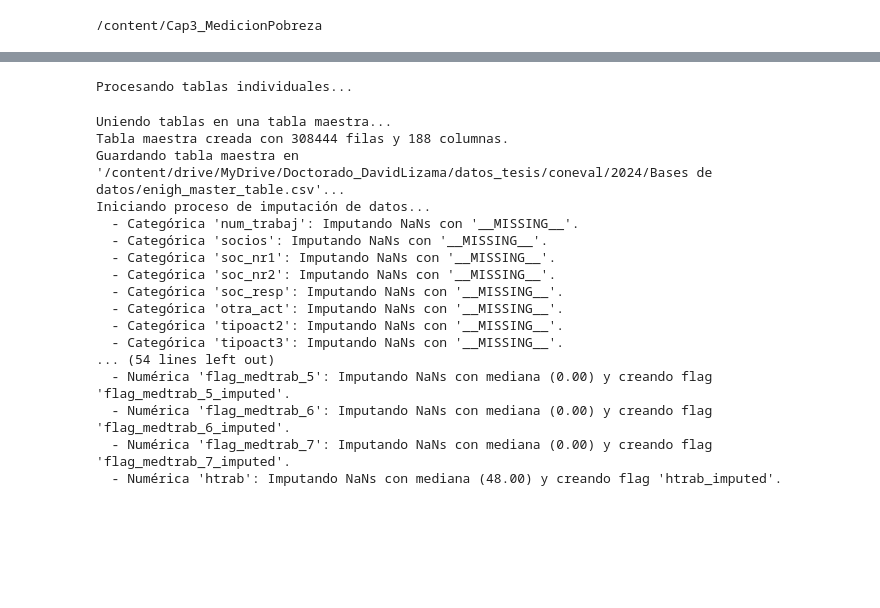
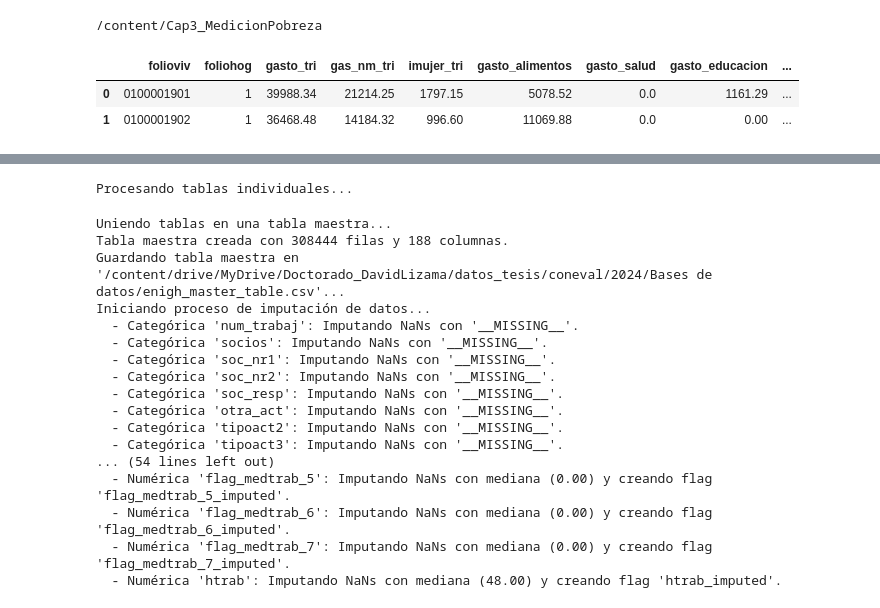
Before and after one commit to LizamaD/Cap3_MedicionPobreza, a Jupyter notebook: notebooks/app.ipynb, the cells around one changed output, grey strips where cells are left out. Drawn from its saved outputs; the diff is of its cells as text; code cells hidden in the pictures; blank space fills up the shorter version.

```diff
--- a/notebooks/app.ipynb
+++ b/notebooks/app.ipynb
@@ -43,3 +43,10 @@ from src.hogares import process_hogares
 from src.poblacion import process_poblacion
 from src.viviendas import process_viviendas
 from src.pipeline import create_master_table, impute_data
+# %%
+a = procesar_gastos_enigh(gastoshogar_raw)
+a.head(2)
+# %% [output]
+|  | folioviv | foliohog | gasto_tri | gas_nm_tri | imujer_tri | gasto_alimentos | gasto_salud | gasto_educacion | ... |
+| 0 | 0100001901 | 1 | 39988.34 | 21214.25 | 1797.15 | 5078.52 | 0.0 | 1161.29 | ... |
+| 1 | 0100001902 | 1 | 36468.48 | 14184.32 | 996.60 | 11069.88 | 0.0 | 0.00 | ... |
```
Also changed, not shown: parts of 5 cells of this notebook, 1 other file.
